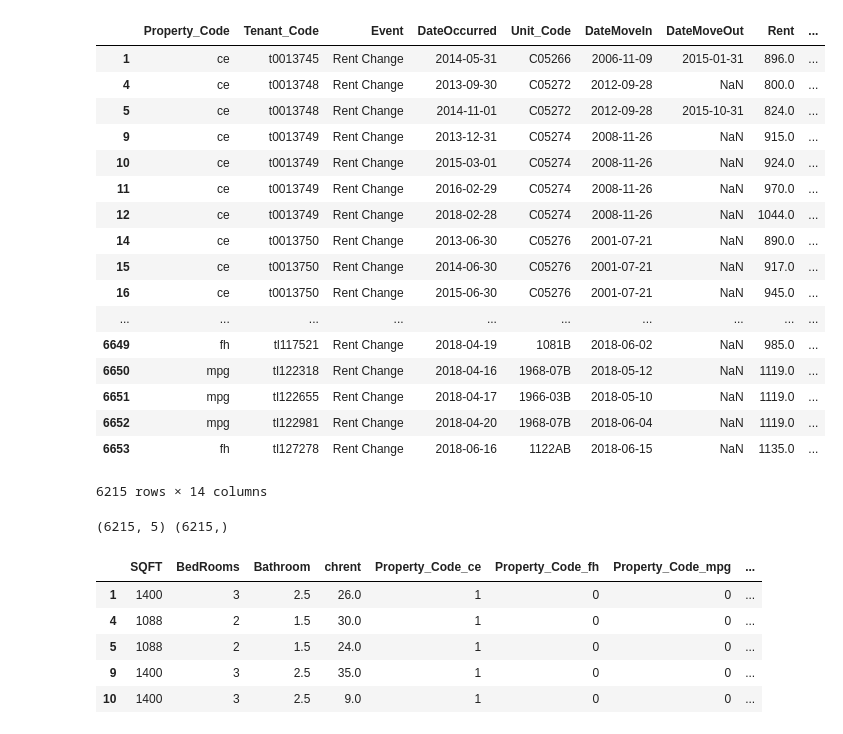
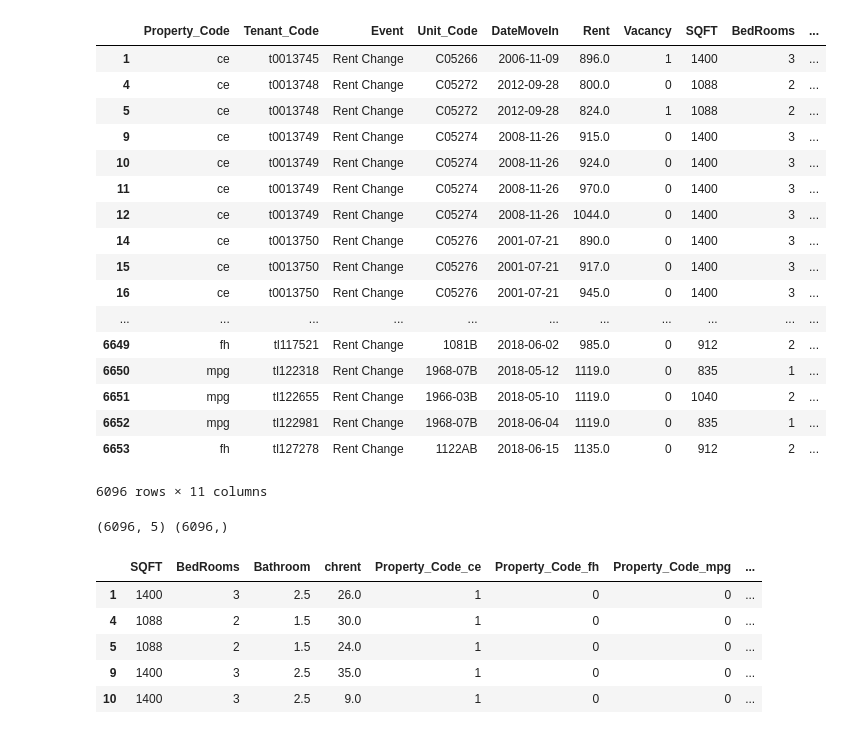
Before and after one commit to richinohio/Final_Project, a Jupyter notebook: New folder/data/Final_Logistic_Regression.ipynb, the cells around one changed output. Saved outputs shown, nothing was run; the diff lists cells and outputs as text; code cells hidden in the pictures.

```diff
--- a/New folder/data/Final_Logistic_Regression.ipynb
+++ b/New folder/data/Final_Logistic_Regression.ipynb
@@ -35,36 +16,38 @@ rent_df
 # %%
 indexNames = rent_df[rent_df["Rent"] == rent_df ["chrent"]].index
 rent_df.drop(indexNames, inplace = True)
 outliers = rent_df[rent_df["chrent"] >= 500].index
 rent_df.drop(outliers, inplace = True)
 outliers2 = rent_df[rent_df["chrent"] <= -500].index
 rent_df.drop(outliers2, inplace = True)
+rent_df.drop(["LengthStay","DateOccurred","DateMoveOut"], axis = 1, inplace =True)
+rent_df.dropna(inplace = True)
 rent_df
 # %% [output]
-|  | Property_Code | Tenant_Code | Event | DateOccurred | Unit_Code | DateMoveIn | DateMoveOut | Rent | ... |
-| 1 | ce | t0013745 | Rent Change | 2014-05-31 | C05266 | 2006-11-09 | 2015-01-31 | 896.0 | ... |
-| 4 | ce | t0013748 | Rent Change | 2013-09-30 | C05272 | 2012-09-28 | NaN | 800.0 | ... |
-| 5 | ce | t0013748 | Rent Change | 2014-11-01 | C05272 | 2012-09-28 | 2015-10-31 | 824.0 | ... |
-| 9 | ce | t0013749 | Rent Change | 2013-12-31 | C05274 | 2008-11-26 | NaN | 915.0 | ... |
-| 10 | ce | t0013749 | Rent Change | 2015-03-01 | C05274 | 2008-11-26 | NaN | 924.0 | ... |
-| 11 | ce | t0013749 | Rent Change | 2016-02-29 | C05274 | 2008-11-26 | NaN | 970.0 | ... |
-| 12 | ce | t0013749 | Rent Change | 2018-02-28 | C05274 | 2008-11-26 | NaN | 1044.0 | ... |
-| 14 | ce | t0013750 | Rent Change | 2013-06-30 | C05276 | 2001-07-21 | NaN | 890.0 | ... |
-| 15 | ce | t0013750 | Rent Change | 2014-06-30 | C05276 | 2001-07-21 | NaN | 917.0 | ... |
-| 16 | ce | t0013750 | Rent Change | 2015-06-30 | C05276 | 2001-07-21 | NaN | 945.0 | ... |
-| ... | ... | ... | ... | ... | ... | ... | ... | ... | ... |
-| 6649 | fh | tl117521 | Rent Change | 2018-04-19 | 1081B | 2018-06-02 | NaN | 985.0 | ... |
-| 6650 | mpg | tl122318 | Rent Change | 2018-04-16 | 1968-07B | 2018-05-12 | NaN | 1119.0 | ... |
-| 6651 | mpg | tl122655 | Rent Change | 2018-04-17 | 1966-03B | 2018-05-10 | NaN | 1119.0 | ... |
-| 6652 | mpg | tl122981 | Rent Change | 2018-04-20 | 1968-07B | 2018-06-04 | NaN | 1119.0 | ... |
-| 6653 | fh | tl127278 | Rent Change | 2018-06-16 | 1122AB | 2018-06-15 | NaN | 1135.0 | ... |
+|  | Property_Code | Tenant_Code | Event | Unit_Code | DateMoveIn | Rent | Vacancy | SQFT | BedRooms | ... |
+| 1 | ce | t0013745 | Rent Change | C05266 | 2006-11-09 | 896.0 | 1 | 1400 | 3 | ... |
+| 4 | ce | t0013748 | Rent Change | C05272 | 2012-09-28 | 800.0 | 0 | 1088 | 2 | ... |
+| 5 | ce | t0013748 | Rent Change | C05272 | 2012-09-28 | 824.0 | 1 | 1088 | 2 | ... |
+| 9 | ce | t0013749 | Rent Change | C05274 | 2008-11-26 | 915.0 | 0 | 1400 | 3 | ... |
+| 10 | ce | t0013749 | Rent Change | C05274 | 2008-11-26 | 924.0 | 0 | 1400 | 3 | ... |
+| 11 | ce | t0013749 | Rent Change | C05274 | 2008-11-26 | 970.0 | 0 | 1400 | 3 | ... |
+| 12 | ce | t0013749 | Rent Change | C05274 | 2008-11-26 | 1044.0 | 0 | 1400 | 3 | ... |
+| 14 | ce | t0013750 | Rent Change | C05276 | 2001-07-21 | 890.0 | 0 | 1400 | 3 | ... |
+| 15 | ce | t0013750 | Rent Change | C05276 | 2001-07-21 | 917.0 | 0 | 1400 | 3 | ... |
+| 16 | ce | t0013750 | Rent Change | C05276 | 2001-07-21 | 945.0 | 0 | 1400 | 3 | ... |
+| ... | ... | ... | ... | ... | ... | ... | ... | ... | ... | ... |
+| 6649 | fh | tl117521 | Rent Change | 1081B | 2018-06-02 | 985.0 | 0 | 912 | 2 | ... |
+| 6650 | mpg | tl122318 | Rent Change | 1968-07B | 2018-05-12 | 1119.0 | 0 | 835 | 1 | ... |
+| 6651 | mpg | tl122655 | Rent Change | 1966-03B | 2018-05-10 | 1119.0 | 0 | 1040 | 2 | ... |
+| 6652 | mpg | tl122981 | Rent Change | 1968-07B | 2018-06-04 | 1119.0 | 0 | 835 | 1 | ... |
+| 6653 | fh | tl127278 | Rent Change | 1122AB | 2018-06-15 | 1135.0 | 0 | 912 | 2 | ... |
-6215 rows × 14 columns
+6096 rows × 11 columns
 # %%
 X = rent_df[["SQFT", "BedRooms", "Bathroom", "chrent", "Property_Code"]]
 y = rent_df["Vacancy"]
 print(X.shape, y.shape)
 # %% [output]
-(6215, 5) (6215,)
+(6096, 5) (6096,)
 # %%
 data = X.copy()
 
```
Also changed, not shown: parts of 9 cells of this notebook, 3 other files.
